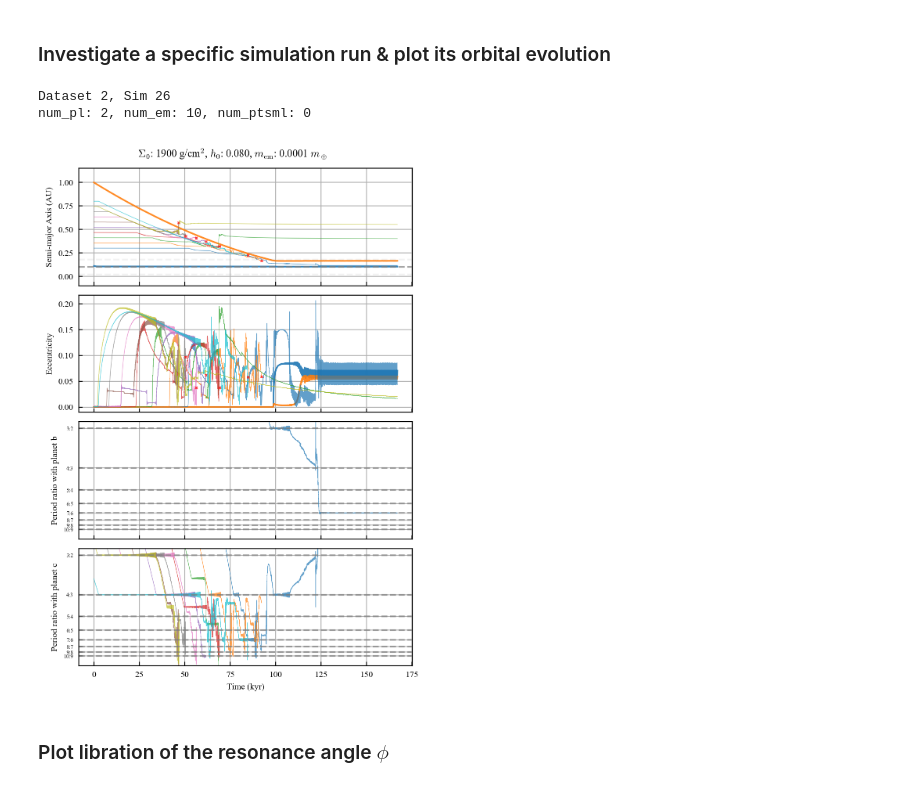
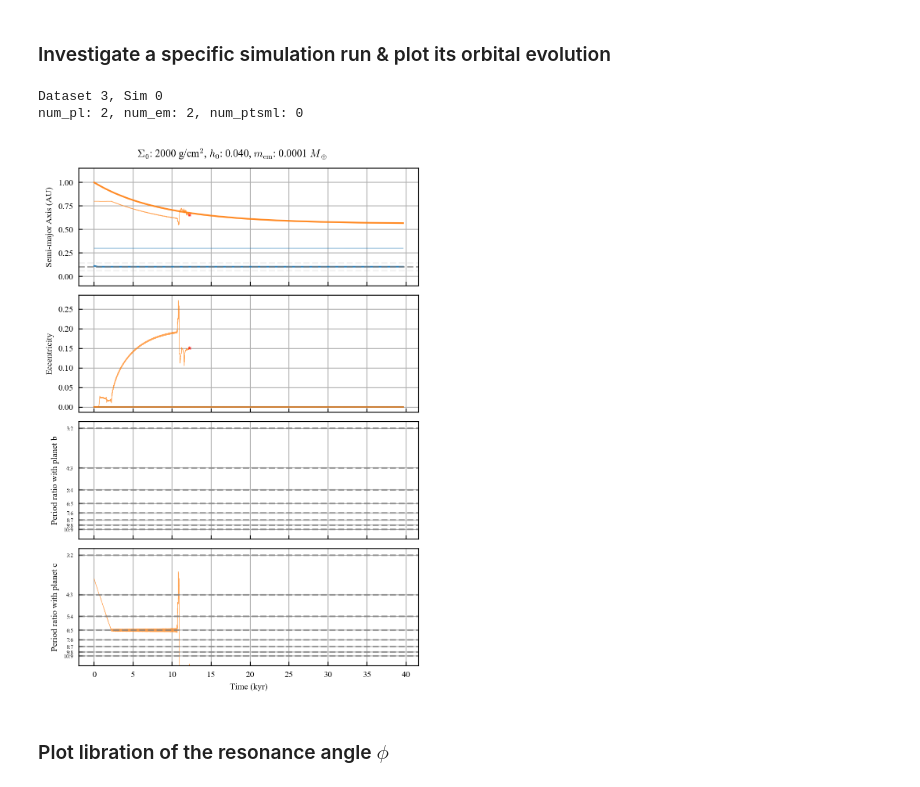
Before and after one commit to dchen10Git/uh-ifa-reu-2026, a Jupyter notebook: analyze_one_sim.ipynb, the cells around one changed output. Drawn from its saved outputs; the diff is of its cells as text; code cells hidden in the pictures.

```diff
--- a/analyze_one_sim.ipynb
+++ b/analyze_one_sim.ipynb
@@ -38,8 +38,8 @@ r_sun = u.Rsun.to(u.AU)
 # %% [markdown]
 ### Investigate a specific simulation run & plot its orbital evolution
 # %%
-# %matplotlib widget
-%matplotlib inline
+
+%matplotlib widget
 
 def plot_system(saved_sim, elements, num_pl, num_em, num_ptsml, t_units='kyr'):
     '''
@@ -116,7 +116,7 @@ def plot_system(saved_sim, elements, num_pl, num_em, num_ptsml, t_units='kyr'):
 
             ax.set_ylabel("Semi-major Axis (AU)")
             ax.set_ylim(-0.1,1.15)
-            # ax.set_ylim(0.103,0.105) # inspect IDE
+            # ax.set_ylim(0.103,0.15) # inspect IDE
 
         elif elements[i] == "e":
             for i in range(num_pl):
@@ -354,42 +354,42 @@ def plot_system(saved_sim, elements, num_pl, num_em, num_ptsml, t_units='kyr'):
     fig.subplots_adjust(hspace=0)
 
     if 'm_em' in metadata:
-        plt.suptitle(f"$\Sigma_0$: {metadata['Sigma_1au']:.0f} g/cm$^2$, $h_0$: {metadata['h_1au']:.3f}, $m_{{\\rm em}}$: {metadata['m_em']:.3g} $m_\\oplus$")
+        plt.suptitle(f"$\Sigma_0$: {metadata['Sigma_1au']:.0f} g/cm$^2$, $h_0$: {metadata['h_1au']:.3f}, $m_{{\\rm em}}$: {metadata['m_em']:.3g} $M_\\oplus$")
     else:
         plt.suptitle(f"$\Sigma_0$: {metadata['Sigma_1au']:.0f} g/cm$^2$, $h_0$: {metadata['h_1au']:.3f}")
     plt.tight_layout(); plt.show()
     # plt.savefig("Figures/orbital_evo.svg", bbox_inches="tight")
 
-dataset_id = 2
-sim_id = 26
+dataset_id = 3
+sim_id = 0
 
 elements = ['a', 'e', 'P_ratio_em_b', 'P_ratio_em_c']
-
+%matplotlib inline
 for sim_id in range(sim_id, sim_id+1, 1):
 # for sim_id in inside_d:
     base_dir = Path.cwd()
     file_path = base_dir.parent / f"sim_results/dataset{dataset_id}" / f"sim{sim_id}.h5"
 
     try:
         saved_sim = reb_sims.load_simulation_run(file_path)
     except FileNotFoundError:
         print(f"Sim {sim_id} not found")
         continue
 
     sim_data, metadata = saved_sim
     m_star = metadata['m_star']
     rock_names = list(sim_data.keys())
     rocks = {p: sim_data[p] for p in rock_names}
     num_pl, num_em, num_ptsml = metadata['num_pl'], metadata['num_em'], metadata['num_ptsml']
 
     print(f"Dataset {dataset_id}, Sim {sim_id}")
     print(f"num_pl: {metadata['num_pl']}, num_em: {metadata['num_em']}, num_ptsml: {metadata['num_ptsml']}")
 
     plot_system(saved_sim, elements, num_pl, num_em, num_ptsml)
 # %% [output]
-Dataset 2, Sim 26
-num_pl: 2, num_em: 10, num_ptsml: 0
+Dataset 3, Sim 0
+num_pl: 2, num_em: 2, num_ptsml: 0
-[figure, old version]
+[figure, new version]
 # %% [markdown]
 ### Plot libration of the resonance angle $\phi$
 # %%
```
Also changed, not shown: parts of 1 cell of this notebook, 7 other files.
